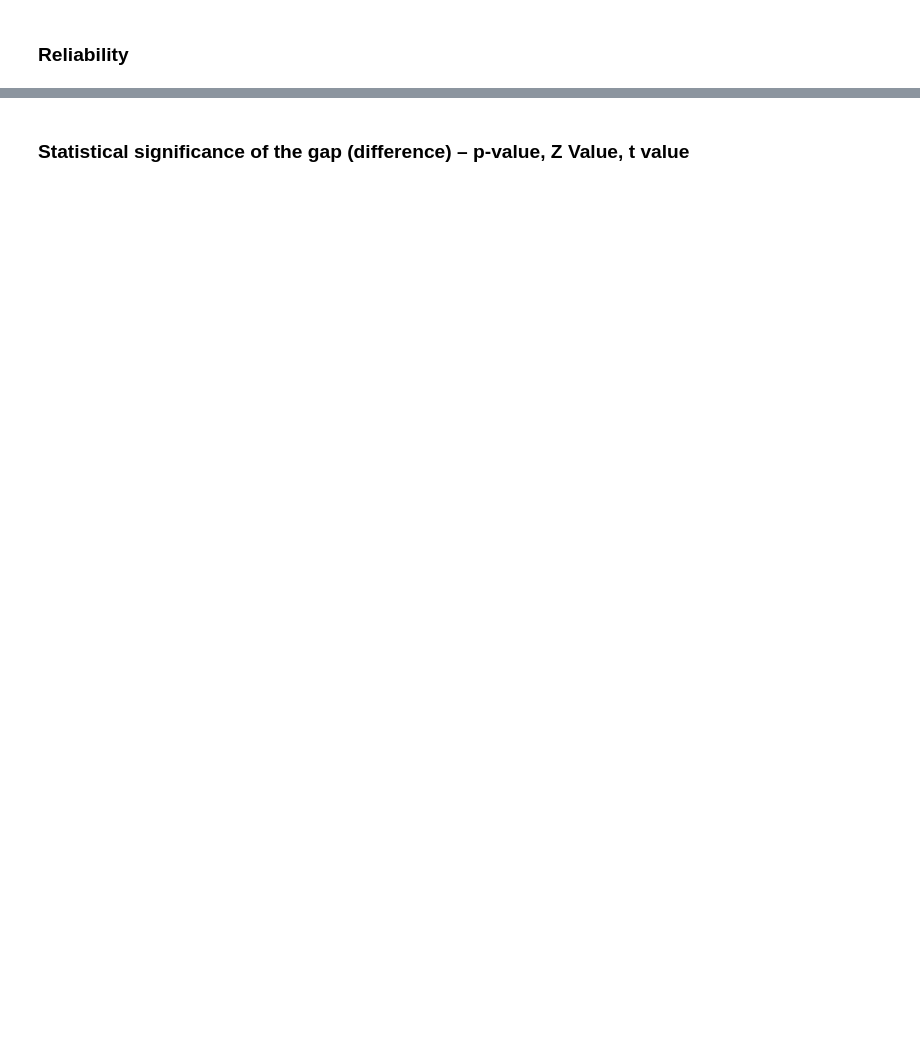
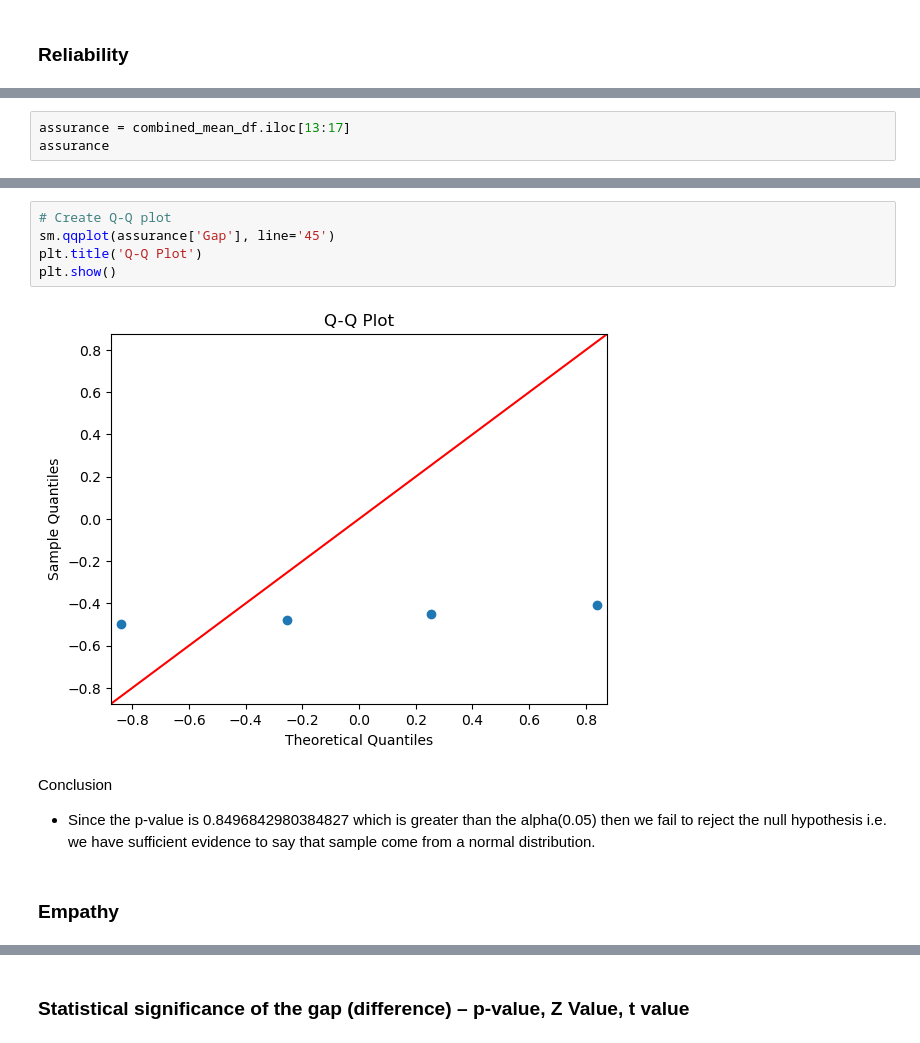
Before and after one commit to Lorraine254/likertScaleAnalysis, a Jupyter notebook: analysis_v1.ipynb, the cells around one changed output, grey strips where cells are left out. Cells and saved outputs as stored; diff of their text form; blank space fills up the shorter version.

```diff
--- a/analysis_v1.ipynb
+++ b/analysis_v1.ipynb
@@ -1402,0 +1471,3 @@ results_df2
+# %%
+assurance = combined_mean_df.iloc[13:17]
+assurance
@@ -1402,0 +1495,13 @@ results_df2
+# %%
+# Create Q-Q plot
+sm.qqplot(assurance['Gap'], line='45')
+plt.title('Q-Q Plot')
+plt.show()
+# %% [output]
+[figure, added]
+# %% [markdown]
+Conclusion
+
+- Since the p-value is 0.8496842980384827 which is greater than the alpha(0.05) then we fail to reject the null hypothesis i.e. we have sufficient evidence to say that sample come  from a normal distribution.
+# %% [markdown]
+### Empathy
```
Also changed, not shown: parts of 28 cells of this notebook.
